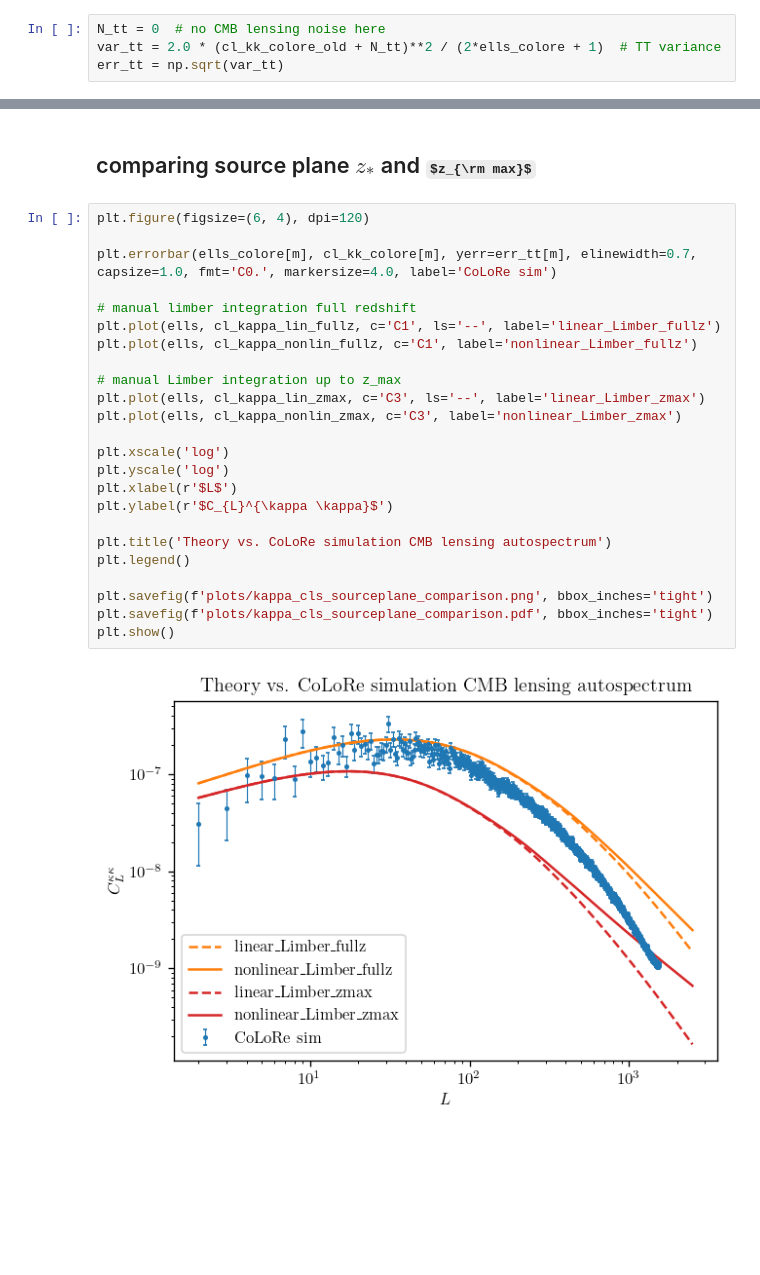
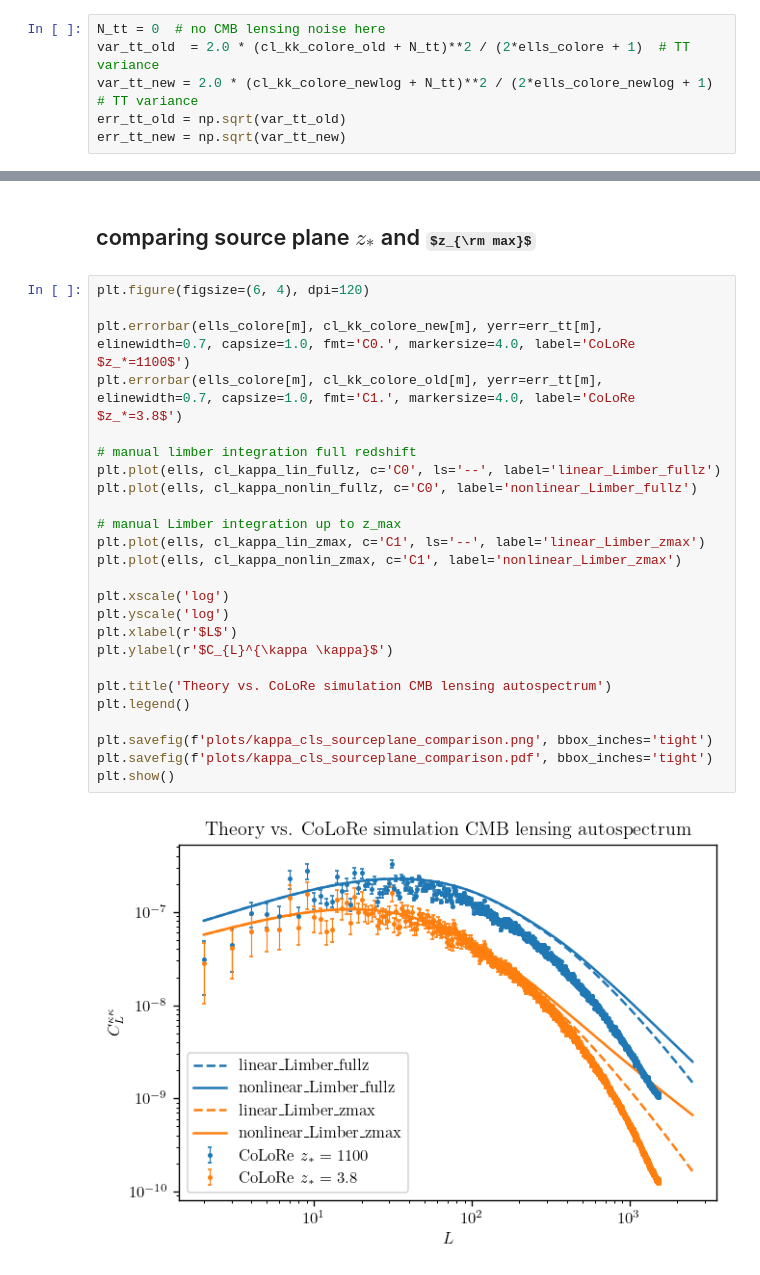
Before and after one commit to dljarque/LSST_CMBlensing_forecast, a Jupyter notebook: notebooks/cmb_lensing_auto.ipynb, the cells around one changed output, grey strips where cells are left out. Drawn from its saved outputs; the diff is of its cells as text; some formulas as TeX source; blank space fills up the shorter version.

```diff
--- a/notebooks/cmb_lensing_auto.ipynb
+++ b/notebooks/cmb_lensing_auto.ipynb
@@ -183,5 +244,7 @@ m = ells_colore >= 2  # mask out first monopole and dipole
 # %%
 N_tt = 0  # no CMB lensing noise here
-var_tt = 2.0 * (cl_kk_colore_old + N_tt)**2 / (2*ells_colore + 1)  # TT variance
-err_tt = np.sqrt(var_tt)
+var_tt_old  = 2.0 * (cl_kk_colore_old + N_tt)**2 / (2*ells_colore + 1)  # TT variance
+var_tt_new = 2.0 * (cl_kk_colore_newlog + N_tt)**2 / (2*ells_colore_newlog + 1)  # TT variance
+err_tt_old = np.sqrt(var_tt_old)
+err_tt_new = np.sqrt(var_tt_new)
 # %% [markdown]
@@ -239,26 +302,27 @@ plt.show()
 # %%
 plt.figure(figsize=(6, 4), dpi=120)
 
-plt.errorbar(ells_colore[m], cl_kk_colore[m], yerr=err_tt[m], elinewidth=0.7, capsize=1.0, fmt='C0.', markersize=4.0, label='CoLoRe sim')
+plt.errorbar(ells_colore[m], cl_kk_colore_new[m], yerr=err_tt[m], elinewidth=0.7, capsize=1.0, fmt='C0.', markersize=4.0, label='CoLoRe $z_*=1100$')
+plt.errorbar(ells_colore[m], cl_kk_colore_old[m], yerr=err_tt[m], elinewidth=0.7, capsize=1.0, fmt='C1.', markersize=4.0, label='CoLoRe $z_*=3.8$')
 
 # manual limber integration full redshift
-plt.plot(ells, cl_kappa_lin_fullz, c='C1', ls='--', label='linear_Limber_fullz')
-plt.plot(ells, cl_kappa_nonlin_fullz, c='C1', label='nonlinear_Limber_fullz')
+plt.plot(ells, cl_kappa_lin_fullz, c='C0', ls='--', label='linear_Limber_fullz')
+plt.plot(ells, cl_kappa_nonlin_fullz, c='C0', label='nonlinear_Limber_fullz')
 
 # manual Limber integration up to z_max
-plt.plot(ells, cl_kappa_lin_zmax, c='C3', ls='--', label='linear_Limber_zmax')
-plt.plot(ells, cl_kappa_nonlin_zmax, c='C3', label='nonlinear_Limber_zmax')
+plt.plot(ells, cl_kappa_lin_zmax, c='C1', ls='--', label='linear_Limber_zmax')
+plt.plot(ells, cl_kappa_nonlin_zmax, c='C1', label='nonlinear_Limber_zmax')
 
 plt.xscale('log')
 plt.yscale('log')
 plt.xlabel(r'$L$')
 plt.ylabel(r'$C_{L}^{\kappa \kappa}$')
 
 plt.title('Theory vs. CoLoRe simulation CMB lensing autospectrum')
 plt.legend()
 
 plt.savefig(f'plots/kappa_cls_sourceplane_comparison.png', bbox_inches='tight')
 plt.savefig(f'plots/kappa_cls_sourceplane_comparison.pdf', bbox_inches='tight')
 plt.show()
 # %% [output]
-[figure, old version]
+[figure, new version]
```
Also changed, not shown: parts of 8 cells of this notebook, 4 other files.
